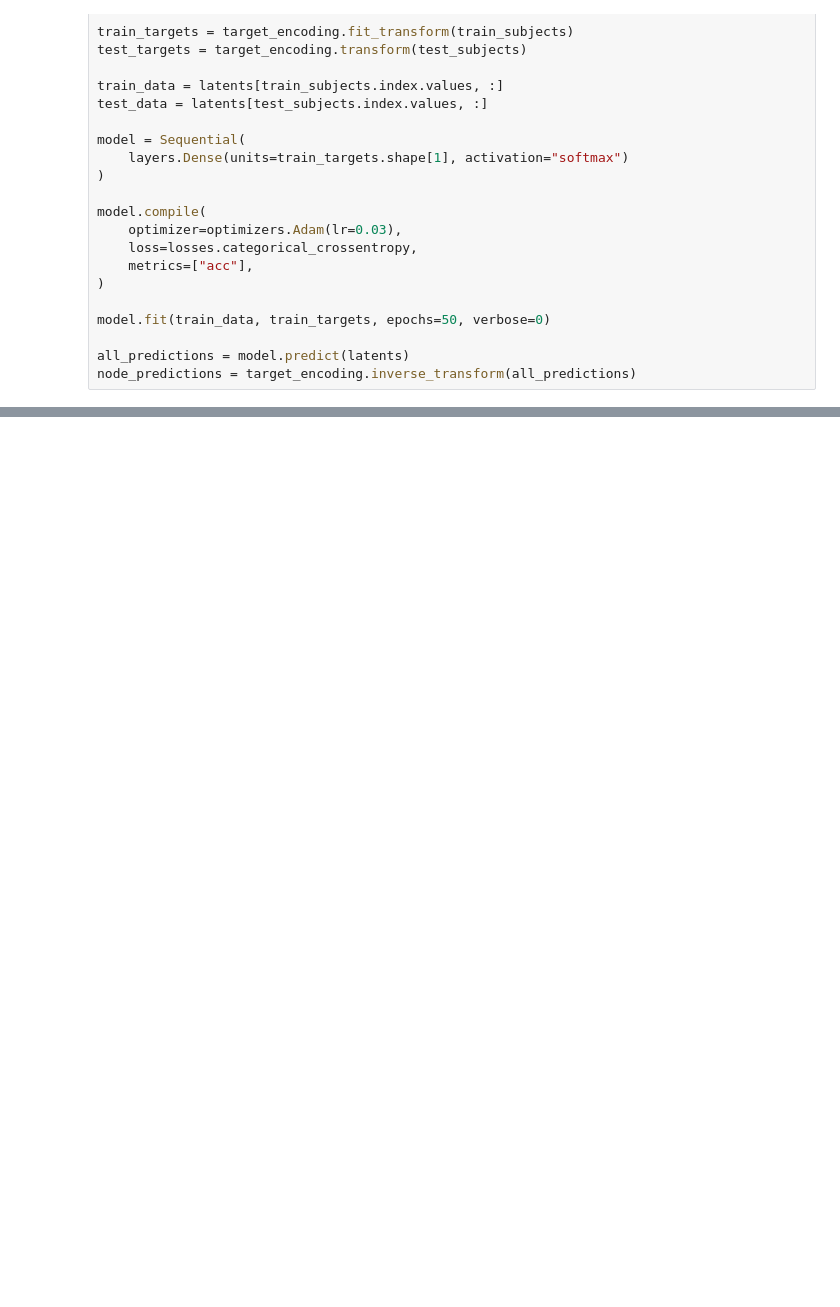
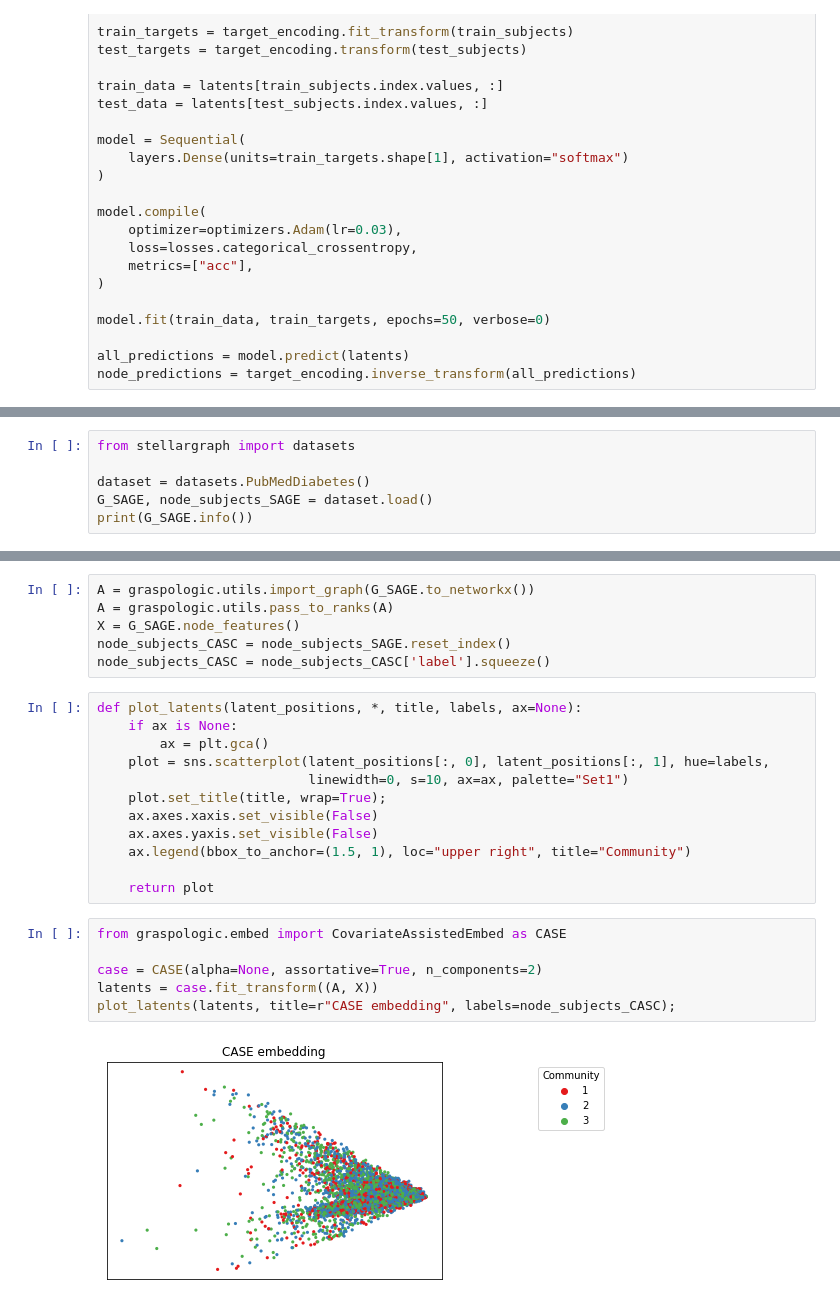
Before and after one commit to zeou1/blogs, a Jupyter notebook: _notebooks/2021-05-06-CASC-GraphSAGE.ipynb, the cells around one changed output, grey strips where cells are left out. Cells and saved outputs as stored; diff of their text form; blank space fills up the shorter version.

```diff
--- a/_notebooks/2021-05-06-CASC-GraphSAGE.ipynb
+++ b/_notebooks/2021-05-06-CASC-GraphSAGE.ipynb
@@ -324,0 +356,6 @@ disp.plot(ax=ax, xticks_rotation=270)
+# %%
+from stellargraph import datasets
+
+dataset = datasets.PubMedDiabetes()
+G_SAGE, node_subjects_SAGE = dataset.load()
+print(G_SAGE.info())
@@ -324,0 +375,26 @@ disp.plot(ax=ax, xticks_rotation=270)
+# %%
+A = graspologic.utils.import_graph(G_SAGE.to_networkx())
+A = graspologic.utils.pass_to_ranks(A)
+X = G_SAGE.node_features()
+node_subjects_CASC = node_subjects_SAGE.reset_index()
+node_subjects_CASC = node_subjects_CASC['label'].squeeze()
+# %%
+def plot_latents(latent_positions, *, title, labels, ax=None):
+    if ax is None:
+        ax = plt.gca()
+    plot = sns.scatterplot(latent_positions[:, 0], latent_positions[:, 1], hue=labels,
+                           linewidth=0, s=10, ax=ax, palette="Set1")
+    plot.set_title(title, wrap=True);
+    ax.axes.xaxis.set_visible(False)
+    ax.axes.yaxis.set_visible(False)
+    ax.legend(bbox_to_anchor=(1.5, 1), loc="upper right", title="Community")
+
+    return plot
+# %%
+from graspologic.embed import CovariateAssistedEmbed as CASE
+
+case = CASE(alpha=None, assortative=True, n_components=2)
+latents = case.fit_transform((A, X))
+plot_latents(latents, title=r"CASE embedding", labels=node_subjects_CASC);
+# %% [output]
+[figure, added]
```
Also changed, not shown: parts of 31 cells of this notebook.
